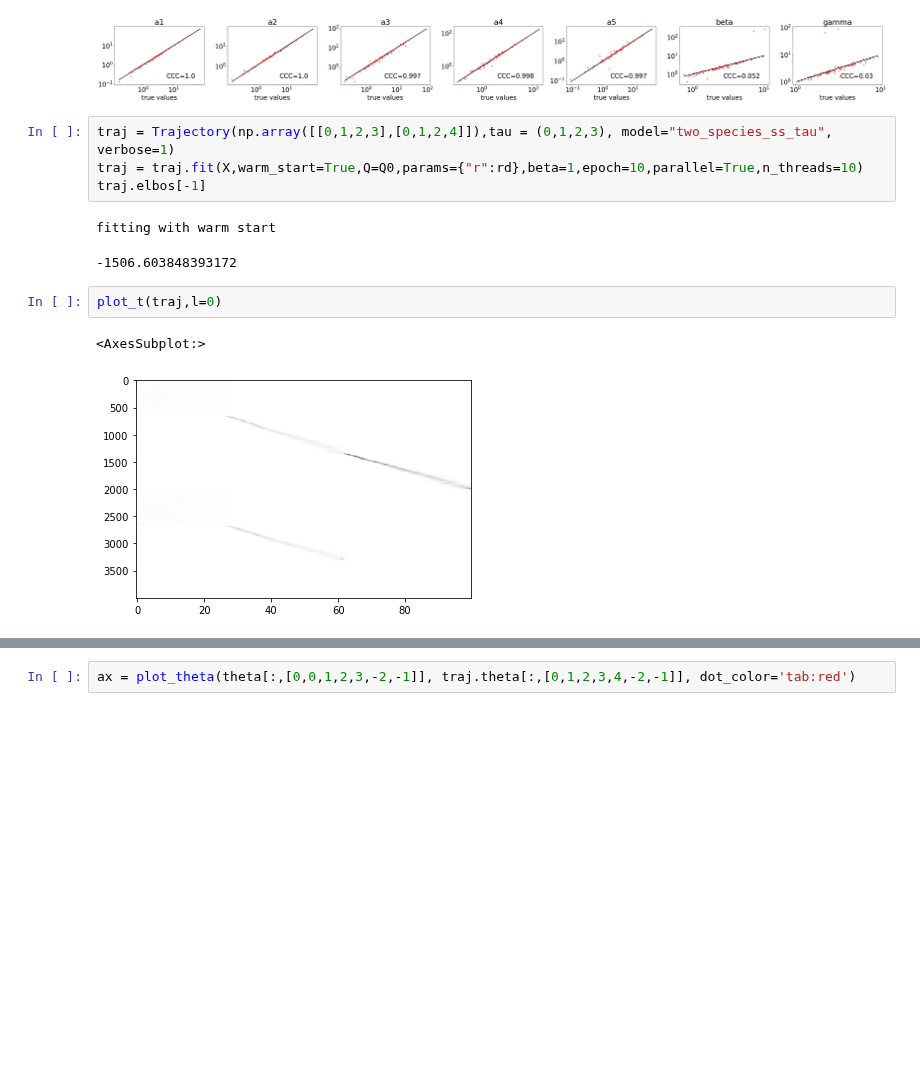
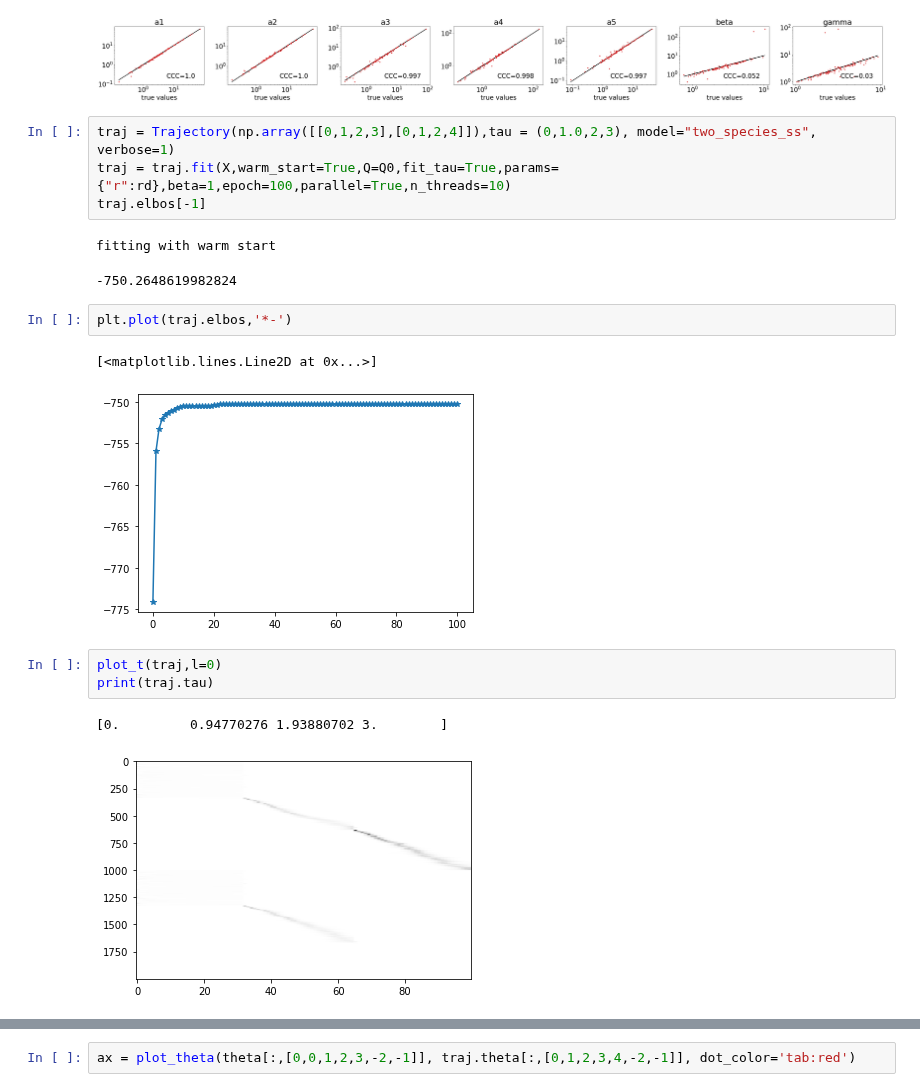
Before and after one commit to pachterlab/FGP_2024, a Jupyter notebook: simulations/sim_demo.ipynb, the cells around one changed output, grey strips where cells are left out. Saved outputs shown, nothing was run; the diff lists cells and outputs as text; blank space fills up the shorter version.

```diff
--- a/simulations/sim_demo.ipynb
+++ b/simulations/sim_demo.ipynb
@@ -187,14 +187,20 @@ ax = plot_theta(theta[:100,[0,0,1,2,3,-2,-1]], traj_ws.theta[:100,[0,1,2,3,4,-2,
 # %% [output]
 [figure]
 # %%
-traj = Trajectory(np.array([[0,1,2,3],[0,1,2,4]]),tau = (0,1,2,3), model="two_species_ss_tau", verbose=1)
-traj = traj.fit(X,warm_start=True,Q=Q0,params={"r":rd},beta=1,epoch=10,parallel=True,n_threads=10)
+traj = Trajectory(np.array([[0,1,2,3],[0,1,2,4]]),tau = (0,1.0,2,3), model="two_species_ss", verbose=1)
+traj = traj.fit(X,warm_start=True,Q=Q0,fit_tau=True,params={"r":rd},beta=1,epoch=100,parallel=True,n_threads=10)
 traj.elbos[-1]
 # %% [output]
 fitting with warm start
--1506.603848393172
+-750.2648619982824
+# %%
+plt.plot(traj.elbos,'*-')
+# %% [output]
+[<matplotlib.lines.Line2D at 0x...>]
+[figure, added]
 # %%
 plot_t(traj,l=0)
+print(traj.tau)
 # %% [output]
-<AxesSubplot:>
+[0.         0.94770276 1.93880702 3.        ]
-[figure, old version]
+[figure, new version]
```
Also changed, not shown: parts of 24 cells of this notebook, 5 other files.
